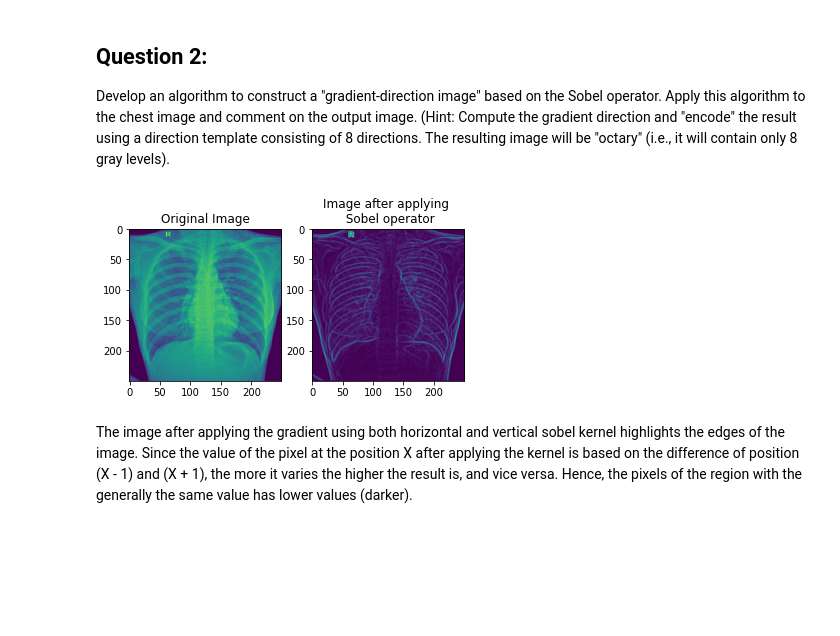
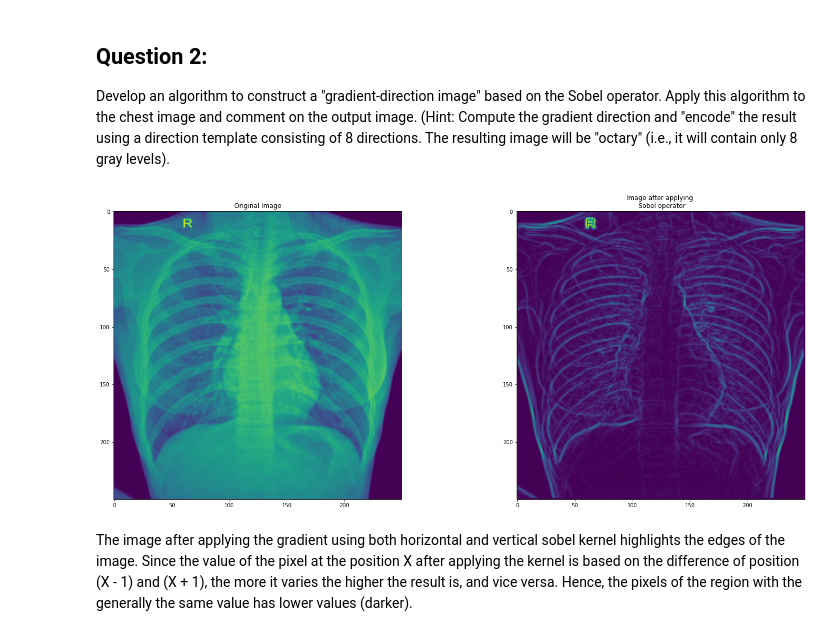
Before and after one commit to pambao1211/vgu-image-processing, a Jupyter notebook: Problem_Set_2.ipynb, the cells around one changed output. Drawn from its saved outputs; the diff is of its cells as text; code cells hidden in the pictures; blank space fills up the shorter version.

```diff
--- a/Problem_Set_2.ipynb
+++ b/Problem_Set_2.ipynb
@@ -84,39 +82,38 @@ The resulting image will be "octary" (i.e., it will contain only 8 gray levels).
 # %%
 def solution2_2():
     image = Image.open('drive/MyDrive/MIP Resource/Chest_HoanMy_96.jpg')
     image = image.convert('L')
     image = image.resize((250, 250))
     size = image.size
     edge_image = Image.new('L', size, 0)
     sobel_filter_X = [-1, 0, 1, -2, 0, 2, -1, 0, 1]
     sobel_filter_Y = (1, 2, 1, 0, 0, 0, -1, -2, -1)
     for y in range(size[1])[1: -1]:
         for x in range(size[0])[1: -1]:
             valX = 0
             valY = 0
             current_index = 0
             for j in range(y - 1, y + 2):
                 for i in range(x - 1, x + 2):
                     val = image.getpixel((i, j))
                     valX += val * sobel_filter_X[current_index]
                     valY += val * sobel_filter_Y[current_index]
                     current_index += 1
             gradient = math.sqrt(math.pow(valX, 2) + math.pow(valY, 2))
             gradient = int(gradient * 255 / 1442)
             edge_image.putpixel((x, y), gradient)
 
-    plt.subplot(1,2,1)
-    plt.imshow(image)
-    plt.title('Original Image')
+    fig, axs = plt.subplots(1, 2 ,figsize=(25, 10))
 
-    plt.subplot(1,2,2)
-    plt.imshow(edge_image)
-    plt.title('Image after applying \n Sobel operator')
-    plt.show()
+    axs[0].imshow(image)
+    axs[0].set_title('Original Image')
+
+    axs[1].imshow(edge_image)
+    axs[1].set_title('Image after applying \n Sobel operator')
 
 solution2_2()
 # %% [output]
-[figure, old version]
+[figure, new version]
 # %% [markdown]
 The image after applying the gradient using both horizontal and vertical sobel kernel highlights the edges
 of the image. Since the value of the pixel at the position X after applying the kernel is based on the
```
Also changed, not shown: parts of 1 cell of this notebook.
